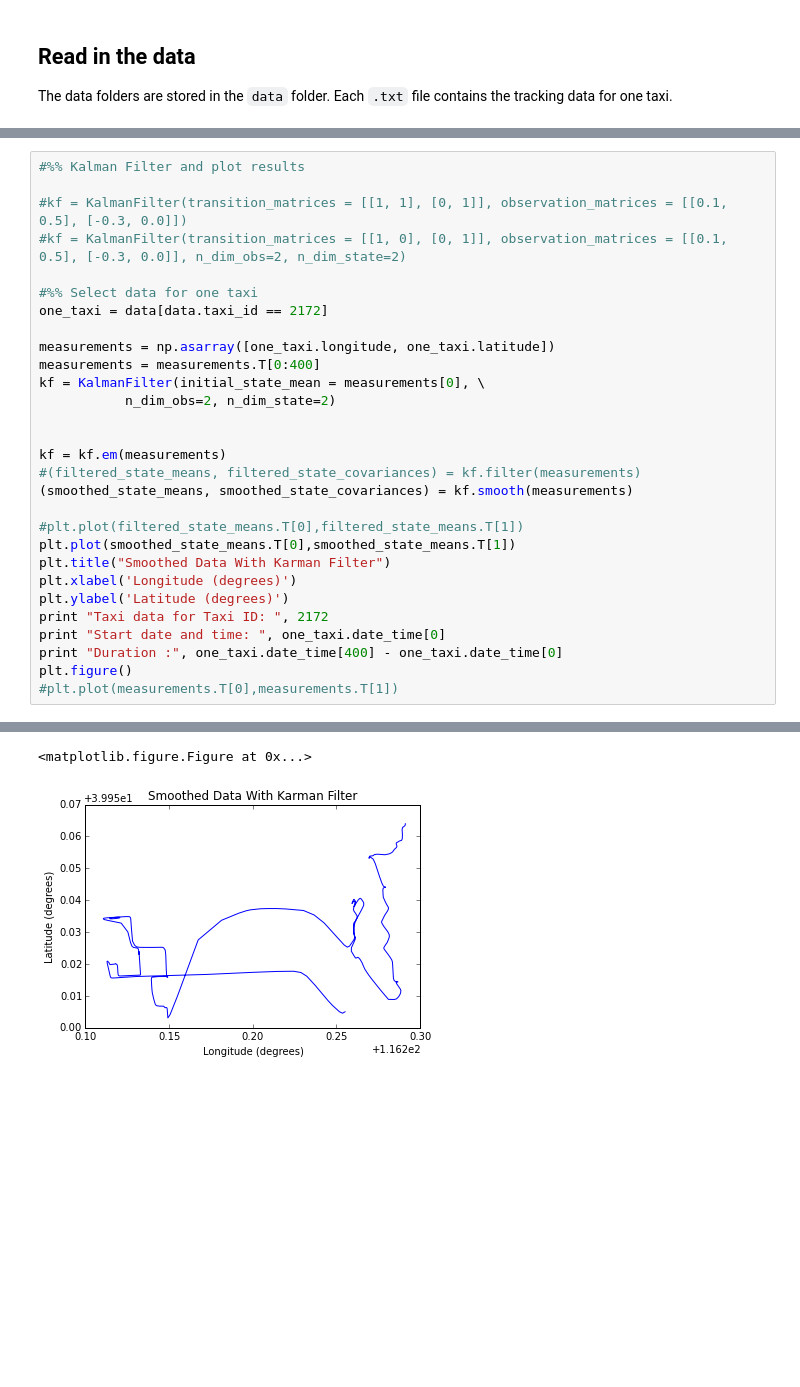
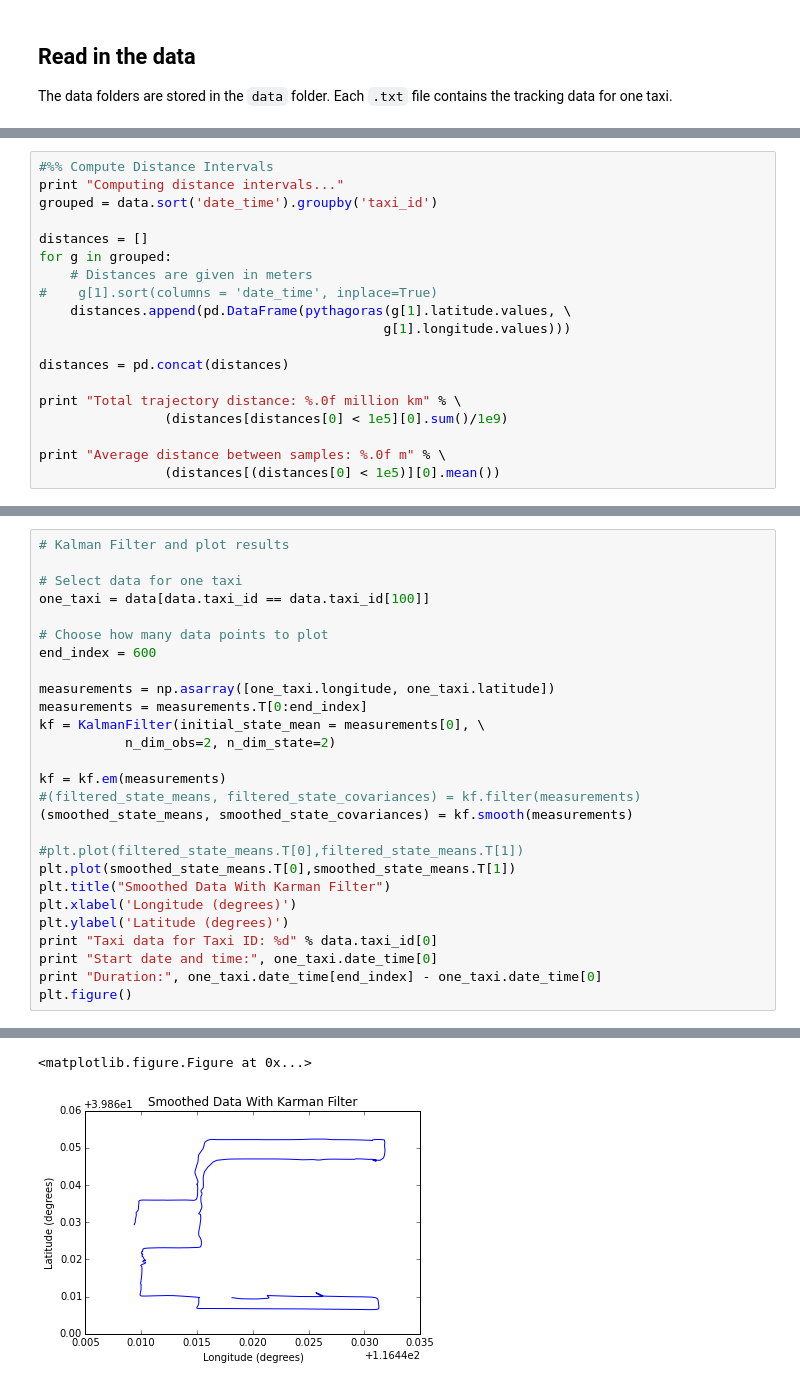
Before and after one commit to roryhr/taxi-trajectories, a Jupyter notebook: taxi-data-notebook.ipynb, the cells around one changed output, grey strips where cells are left out. Saved outputs shown, nothing was run; the diff lists cells and outputs as text; blank space fills up the shorter version.

```diff
--- a/taxi-data-notebook.ipynb
+++ b/taxi-data-notebook.ipynb
@@ -141,0 +136,19 @@ Computing distance intervals...
+# %%
+#%% Compute Distance Intervals
+print "Computing distance intervals..."
+grouped = data.sort('date_time').groupby('taxi_id')
+
+distances = []
+for g in grouped:
+    # Distances are given in meters
+#    g[1].sort(columns = 'date_time', inplace=True)
+    distances.append(pd.DataFrame(pythagoras(g[1].latitude.values, \
+                                            g[1].longitude.values)))
+
+distances = pd.concat(distances)
+
+print "Total trajectory distance: %.0f million km" % \
+                (distances[distances[0] < 1e5][0].sum()/1e9)
+
+print "Average distance between samples: %.0f m" % \
+                (distances[(distances[0] < 1e5)][0].mean())
@@ -226,17 +256,16 @@ plt.show()
 # %%
-#%% Kalman Filter and plot results
+# Kalman Filter and plot results
 
-#kf = KalmanFilter(transition_matrices = [[1, 1], [0, 1]], observation_matrices = [[0.1, 0.5], [-0.3, 0.0]])
-#kf = KalmanFilter(transition_matrices = [[1, 0], [0, 1]], observation_matrices = [[0.1, 0.5], [-0.3, 0.0]], n_dim_obs=2, n_dim_state=2)
+# Select data for one taxi
+one_taxi = data[data.taxi_id == data.taxi_id[100]]
 
-#%% Select data for one taxi
-one_taxi = data[data.taxi_id == 2172]
+# Choose how many data points to plot
+end_index = 600
 
 measurements = np.asarray([one_taxi.longitude, one_taxi.latitude])
-measurements = measurements.T[0:400]
+measurements = measurements.T[0:end_index]
 kf = KalmanFilter(initial_state_mean = measurements[0], \
            n_dim_obs=2, n_dim_state=2)
-
 
 kf = kf.em(measurements)
 #(filtered_state_means, filtered_state_covariances) = kf.filter(measurements)
@@ -247,9 +276,8 @@ plt.plot(smoothed_state_means.T[0],smoothed_state_means.T[1])
 plt.title("Smoothed Data With Karman Filter")
 plt.xlabel('Longitude (degrees)')
 plt.ylabel('Latitude (degrees)')
-print "Taxi data for Taxi ID: ", 2172
-print "Start date and time: ", one_taxi.date_time[0]
-print "Duration :", one_taxi.date_time[400] - one_taxi.date_time[0]
+print "Taxi data for Taxi ID: %d" % data.taxi_id[0]
+print "Start date and time:", one_taxi.date_time[0]
+print "Duration:", one_taxi.date_time[end_index] - one_taxi.date_time[0]
 plt.figure()
-#plt.plot(measurements.T[0],measurements.T[1])
 # %% [output]
@@ -259,3 +287,3 @@ Duration : 0 days 03:19:08
 <matplotlib.figure.Figure at 0x...>
-[figure, old version]
+[figure, new version]
 <matplotlib.figure.Figure at 0x...>
```
Also changed, not shown: parts of 12 cells of this notebook, 1 other file.
